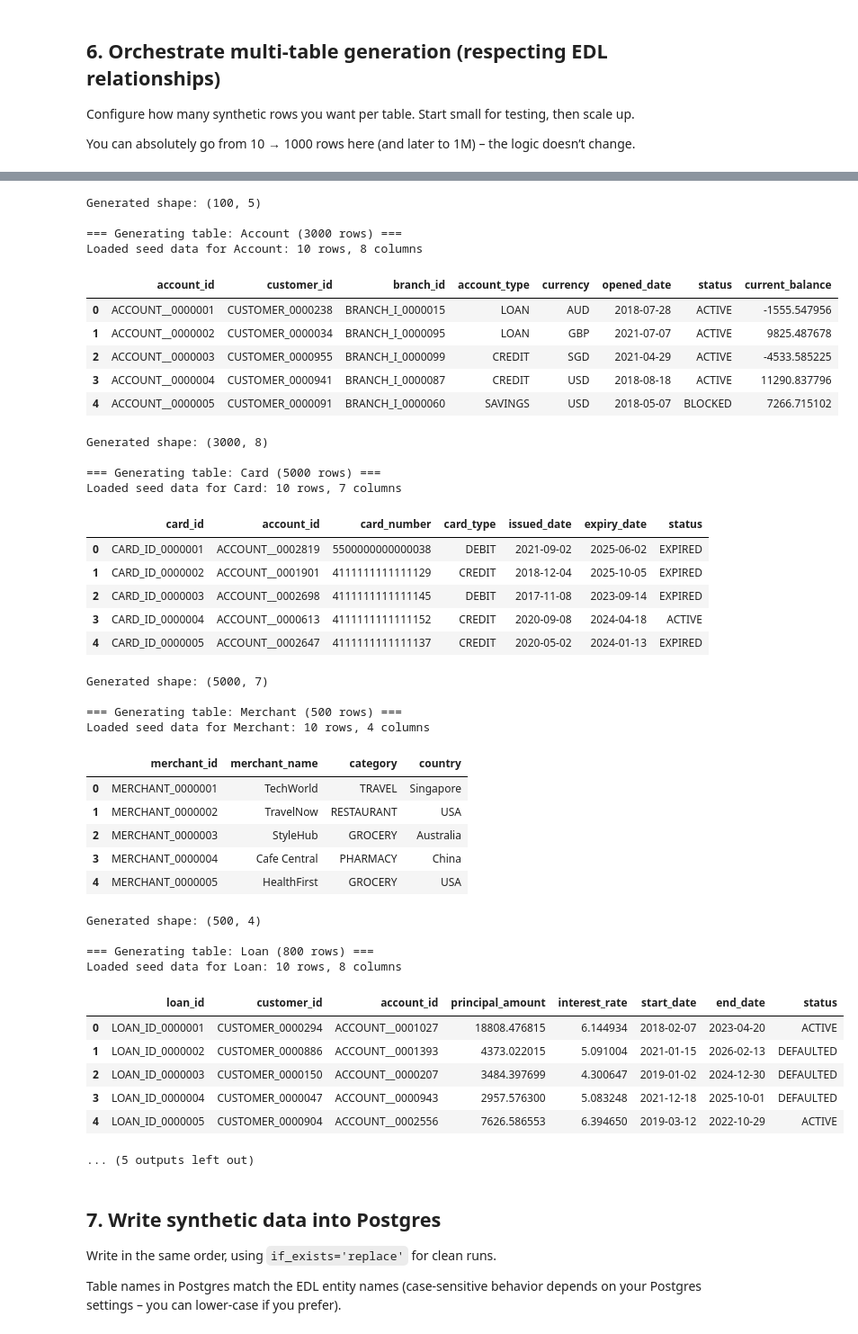
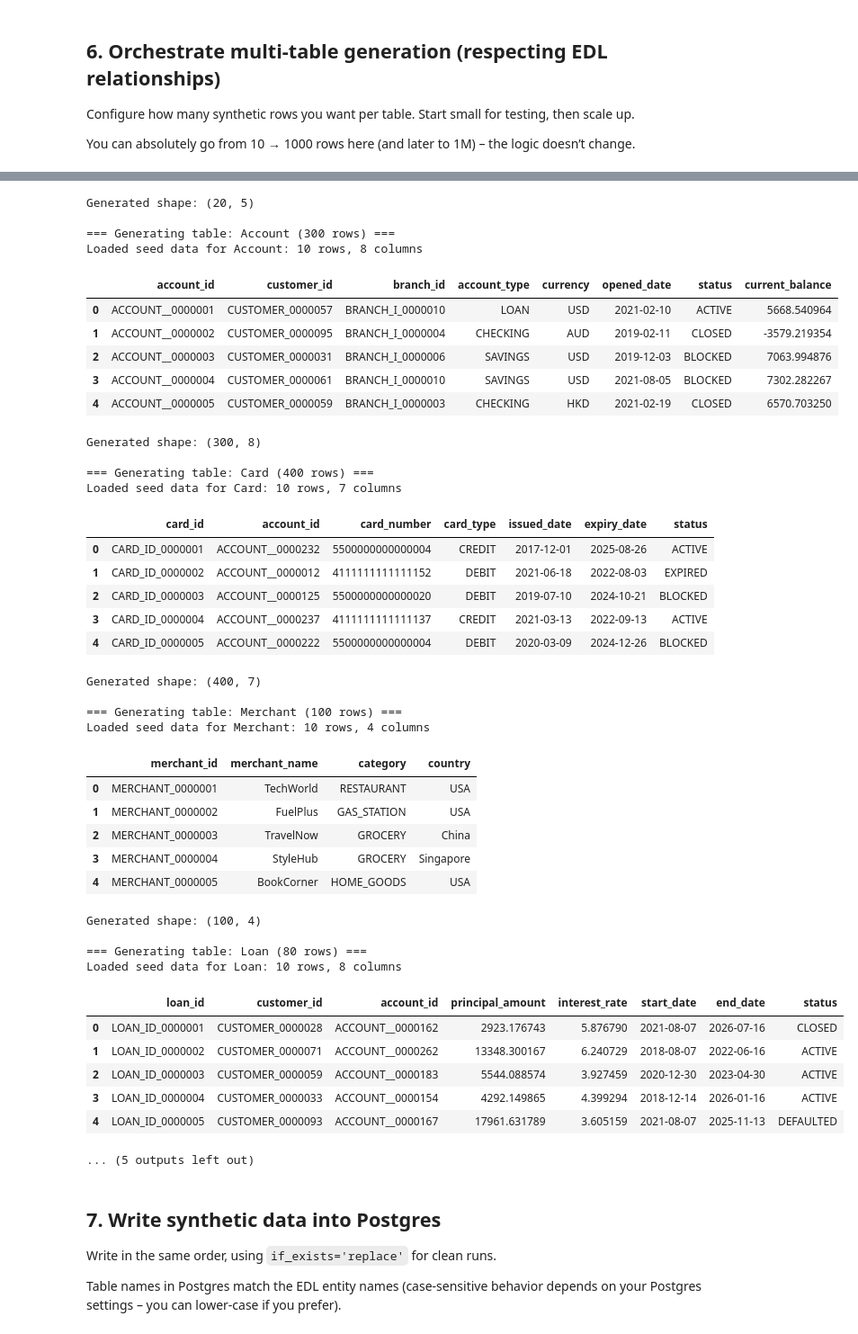
Before and after one commit to ankitasawarkar/SyntheticDataHub_SDK, a Jupyter notebook: notebooks/synthetic_postgress.ipynb, the cells around one changed output, grey strips where cells are left out. Shown at 90% size. Cells and saved outputs as stored; diff of their text form; code cells hidden in the pictures.

```diff
--- a/notebooks/synthetic_postgress.ipynb
+++ b/notebooks/synthetic_postgress.ipynb
@@ -553,17 +568,20 @@ You can absolutely go from 10 → 1000 rows here (and later to 1M) – the logic
 # %%
 # Configure synthetic row targets per table
 TARGET_ROWS = {
-    "Customer": 1000,
-    "Branch": 100,
-    "Account": 3000,
-    "Card": 5000,
-    "Merchant": 500,
-    "Loan": 800,
-    "LoanPayment": 4000,
-    "Transaction": 20000
+    "Customer": 100,
+    "Branch": 20,
+    "Account": 300,
+    "Card": 400,
+    "Merchant": 100,
+    "Loan": 80,
+    "LoanPayment": 300,
+    "Transaction": 500
 }
 
 synthetic_data = {}
+
+print("Starting synthetic data generation at", datetime.now())
+gen_start = time.perf_counter()
 
 for table_name in SCHEMA_METADATA["generation_order"]:
     n_rows = TARGET_ROWS.get(table_name, 1000)
@@ -575,10 +593,13 @@ for table_name in SCHEMA_METADATA["generation_order"]:
         schema_meta=SCHEMA_METADATA,
         seed_df=seed_df,
         parent_data=synthetic_data
-    )
+)
     synthetic_data[table_name] = df_syn
     display(df_syn.head())
     print("Generated shape:", df_syn.shape)
 
 print("\nAll tables generated.")
+gen_end = time.perf_counter()
+print("Finished synthetic data generation at", datetime.now())
+print(f"Total generation time: {gen_end - gen_start:.2f} seconds")
 # %% [output]
@@ -603,43 +626,43 @@ Loaded seed data for Branch: 10 rows, 5 columns
-Generated shape: (100, 5)
+Generated shape: (20, 5)
 
-=== Generating table: Account (3000 rows) ===
+=== Generating table: Account (300 rows) ===
 Loaded seed data for Account: 10 rows, 8 columns
 |  | account_id | customer_id | branch_id | account_type | currency | opened_date | status | current_balance |
-| 0 | ACCOUNT__0000001 | CUSTOMER_0000238 | BRANCH_I_0000015 | LOAN | AUD | 2018-07-28 | ACTIVE | -1555.547956 |
-| 1 | ACCOUNT__0000002 | CUSTOMER_0000034 | BRANCH_I_0000095 | LOAN | GBP | 2021-07-07 | ACTIVE | 9825.487678 |
-| 2 | ACCOUNT__0000003 | CUSTOMER_0000955 | BRANCH_I_0000099 | CREDIT | SGD | 2021-04-29 | ACTIVE | -4533.585225 |
-| 3 | ACCOUNT__0000004 | CUSTOMER_0000941 | BRANCH_I_0000087 | CREDIT | USD | 2018-08-18 | ACTIVE | 11290.837796 |
-| 4 | ACCOUNT__0000005 | CUSTOMER_0000091 | BRANCH_I_0000060 | SAVINGS | USD | 2018-05-07 | BLOCKED | 7266.715102 |
+| 0 | ACCOUNT__0000001 | CUSTOMER_0000057 | BRANCH_I_0000010 | LOAN | USD | 2021-02-10 | ACTIVE | 5668.540964 |
+| 1 | ACCOUNT__0000002 | CUSTOMER_0000095 | BRANCH_I_0000004 | CHECKING | AUD | 2019-02-11 | CLOSED | -3579.219354 |
+| 2 | ACCOUNT__0000003 | CUSTOMER_0000031 | BRANCH_I_0000006 | SAVINGS | USD | 2019-12-03 | BLOCKED | 7063.994876 |
+| 3 | ACCOUNT__0000004 | CUSTOMER_0000061 | BRANCH_I_0000010 | SAVINGS | USD | 2021-08-05 | BLOCKED | 7302.282267 |
+| 4 | ACCOUNT__0000005 | CUSTOMER_0000059 | BRANCH_I_0000003 | CHECKING | HKD | 2021-02-19 | CLOSED | 6570.703250 |
-Generated shape: (3000, 8)
+Generated shape: (300, 8)
 
-=== Generating table: Card (5000 rows) ===
+=== Generating table: Card (400 rows) ===
 Loaded seed data for Card: 10 rows, 7 columns
 |  | card_id | account_id | card_number | card_type | issued_date | expiry_date | status |
-| 0 | CARD_ID_0000001 | ACCOUNT__0002819 | 5500000000000038 | DEBIT | 2021-09-02 | 2025-06-02 | EXPIRED |
-| 1 | CARD_ID_0000002 | ACCOUNT__0001901 | 4111111111111129 | CREDIT | 2018-12-04 | 2025-10-05 | EXPIRED |
-| 2 | CARD_ID_0000003 | ACCOUNT__0002698 | 4111111111111145 | DEBIT | 2017-11-08 | 2023-09-14 | EXPIRED |
-| 3 | CARD_ID_0000004 | ACCOUNT__0000613 | 4111111111111152 | CREDIT | 2020-09-08 | 2024-04-18 | ACTIVE |
-| 4 | CARD_ID_0000005 | ACCOUNT__0002647 | 4111111111111137 | CREDIT | 2020-05-02 | 2024-01-13 | EXPIRED |
+| 0 | CARD_ID_0000001 | ACCOUNT__0000232 | 5500000000000004 | CREDIT | 2017-12-01 | 2025-08-26 | ACTIVE |
+| 1 | CARD_ID_0000002 | ACCOUNT__0000012 | 4111111111111152 | DEBIT | 2021-06-18 | 2022-08-03 | EXPIRED |
+| 2 | CARD_ID_0000003 | ACCOUNT__0000125 | 5500000000000020 | DEBIT | 2019-07-10 | 2024-10-21 | BLOCKED |
+| 3 | CARD_ID_0000004 | ACCOUNT__0000237 | 4111111111111137 | CREDIT | 2021-03-13 | 2022-09-13 | ACTIVE |
+| 4 | CARD_ID_0000005 | ACCOUNT__0000222 | 5500000000000004 | DEBIT | 2020-03-09 | 2024-12-26 | BLOCKED |
-Generated shape: (5000, 7)
+Generated shape: (400, 7)
 
-=== Generating table: Merchant (500 rows) ===
+=== Generating table: Merchant (100 rows) ===
 Loaded seed data for Merchant: 10 rows, 4 columns
 |  | merchant_id | merchant_name | category | country |
-| 0 | MERCHANT_0000001 | TechWorld | TRAVEL | Singapore |
-| 1 | MERCHANT_0000002 | TravelNow | RESTAURANT | USA |
-| 2 | MERCHANT_0000003 | StyleHub | GROCERY | Australia |
-| 3 | MERCHANT_0000004 | Cafe Central | PHARMACY | China |
-| 4 | MERCHANT_0000005 | HealthFirst | GROCERY | USA |
+| 0 | MERCHANT_0000001 | TechWorld | RESTAURANT | USA |
+| 1 | MERCHANT_0000002 | FuelPlus | GAS_STATION | USA |
+| 2 | MERCHANT_0000003 | TravelNow | GROCERY | China |
+| 3 | MERCHANT_0000004 | StyleHub | GROCERY | Singapore |
+| 4 | MERCHANT_0000005 | BookCorner | HOME_GOODS | USA |
-Generated shape: (500, 4)
+Generated shape: (100, 4)
 
-=== Generating table: Loan (800 rows) ===
+=== Generating table: Loan (80 rows) ===
 Loaded seed data for Loan: 10 rows, 8 columns
 |  | loan_id | customer_id | account_id | principal_amount | interest_rate | start_date | end_date | status |
-| 0 | LOAN_ID_0000001 | CUSTOMER_0000294 | ACCOUNT__0001027 | 18808.476815 | 6.144934 | 2018-02-07 | 2023-04-20 | ACTIVE |
-| 1 | LOAN_ID_0000002 | CUSTOMER_0000886 | ACCOUNT__0001393 | 4373.022015 | 5.091004 | 2021-01-15 | 2026-02-13 | DEFAULTED |
-| 2 | LOAN_ID_0000003 | CUSTOMER_0000150 | ACCOUNT__0000207 | 3484.397699 | 4.300647 | 2019-01-02 | 2024-12-30 | DEFAULTED |
-| 3 | LOAN_ID_0000004 | CUSTOMER_0000047 | ACCOUNT__0000943 | 2957.576300 | 5.083248 | 2021-12-18 | 2025-10-01 | DEFAULTED |
-| 4 | LOAN_ID_0000005 | CUSTOMER_0000904 | ACCOUNT__0002556 | 7626.586553 | 6.394650 | 2019-03-12 | 2022-10-29 | ACTIVE |
+| 0 | LOAN_ID_0000001 | CUSTOMER_0000028 | ACCOUNT__0000162 | 2923.176743 | 5.876790 | 2021-08-07 | 2026-07-16 | CLOSED |
+| 1 | LOAN_ID_0000002 | CUSTOMER_0000071 | ACCOUNT__0000262 | 13348.300167 | 6.240729 | 2018-08-07 | 2022-06-16 | ACTIVE |
+| 2 | LOAN_ID_0000003 | CUSTOMER_0000059 | ACCOUNT__0000183 | 5544.088574 | 3.927459 | 2020-12-30 | 2023-04-30 | ACTIVE |
+| 3 | LOAN_ID_0000004 | CUSTOMER_0000033 | ACCOUNT__0000154 | 4292.149865 | 4.399294 | 2018-12-14 | 2026-01-16 | ACTIVE |
+| 4 | LOAN_ID_0000005 | CUSTOMER_0000093 | ACCOUNT__0000167 | 17961.631789 | 3.605159 | 2021-08-07 | 2025-11-13 | DEFAULTED |
 ... (5 outputs left out)
 # %% [markdown]
 ## 7. Write synthetic data into Postgres
```
Also changed, not shown: parts of 5 cells of this notebook.
